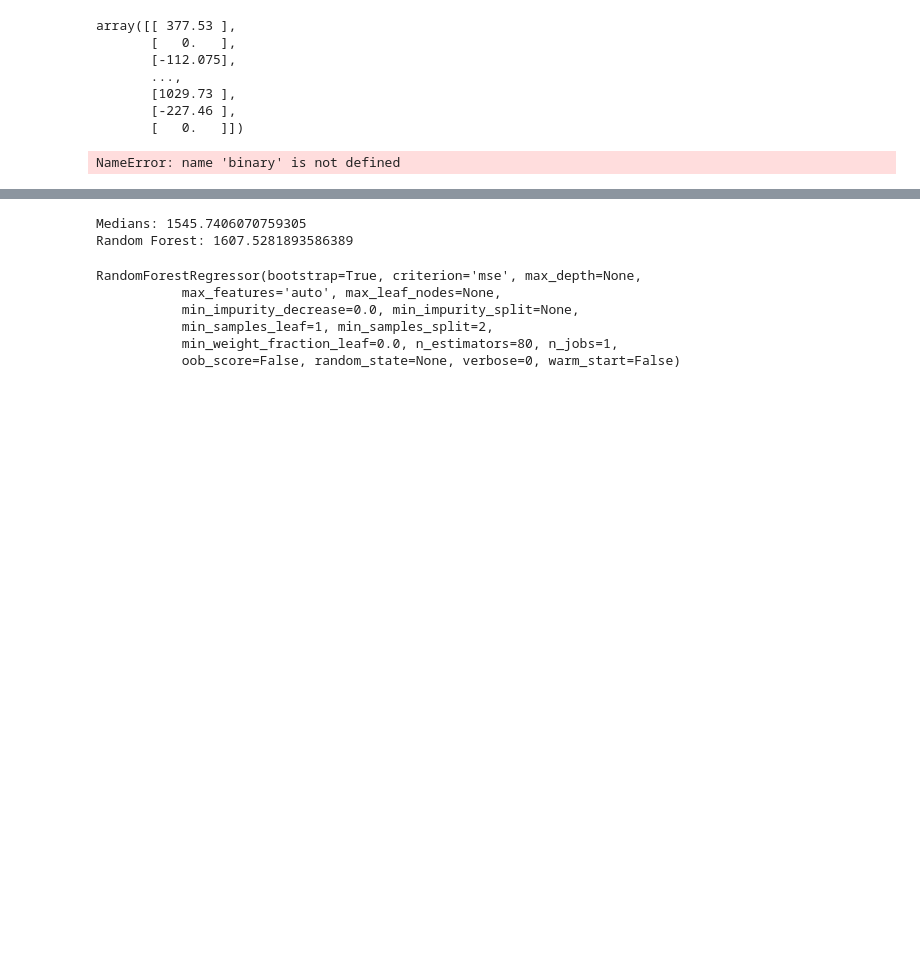
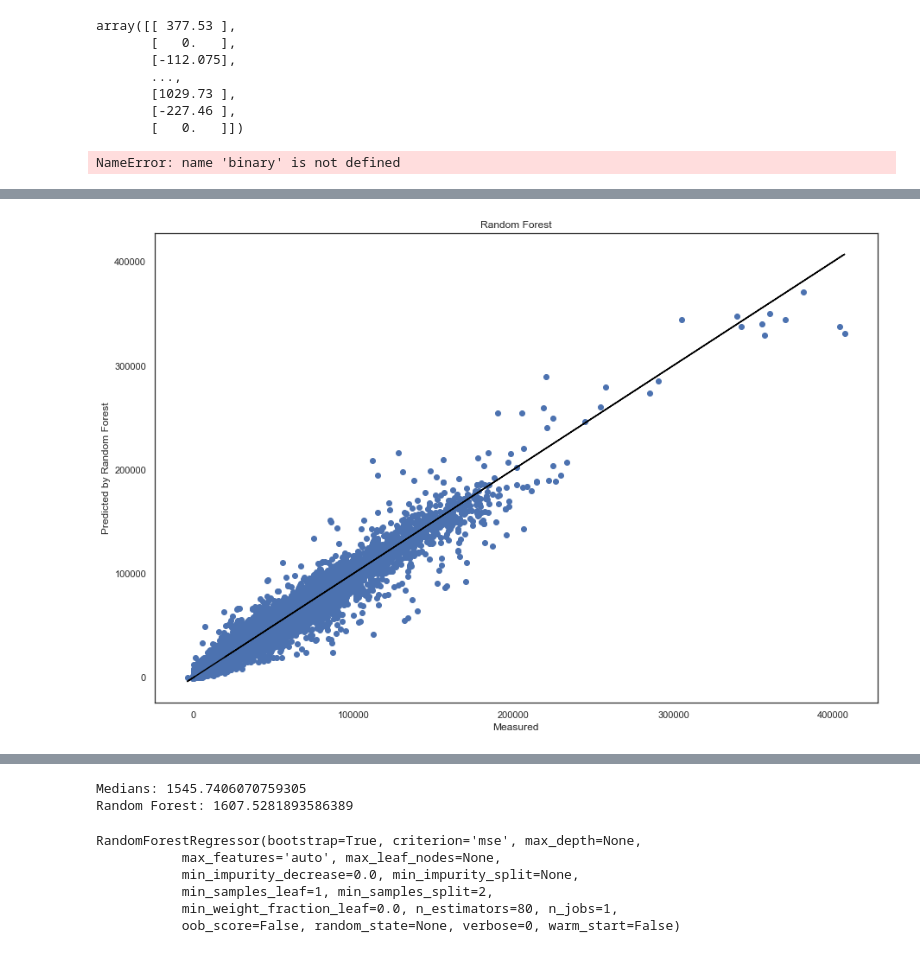
Before and after one commit to reenapatel179/Walmart-Project, a Jupyter notebook: Shubhangi/Final Project/Code/WM_Weekly_Values_Prediction.ipynb, the cells around one changed output, grey strips where cells are left out. Cells and saved outputs as stored; diff of their text form; code cells hidden in the pictures; blank space fills up the shorter version.

Commit message:
Added Graphs

```diff
--- a/Shubhangi/Final Project/Code/WM_Weekly_Values_Prediction.ipynb
+++ b/Shubhangi/Final Project/Code/WM_Weekly_Values_Prediction.ipynb
@@ -547,7 +558,15 @@ df_out.head()
 # %%
 # !conda install scikitplot
 # !conda update scikitplot
-import scikitplot as skplt
+# import scikitplot as skplt
+plt.figure(figsize=(15,10))
 df_out['prediction'] = df_out['Median Sales']-df_out['Predicted']
-# plt.prediction(df_out['Weekly_Sales'],df_out['prediction'],"Random Forest")
-# plt.prediction(y_pred_random,y_dev['Difference'].values,"Random Forest")
+plt.scatter(df_out['Weekly_Sales'],df_out['prediction'])
+plt.plot(df_out["Weekly_Sales"],df_out["Weekly_Sales"],"black")
+plt.title("Random Forest")
+plt.xlabel("Measured")
+plt.ylabel("Predicted by Random Forest")
+plt.savefig("../Output/random_forest_regration_1.png")
+plt.show()
+# %% [output]
+[figure, added]
```
Also changed, not shown: parts of 5 cells of this notebook.
